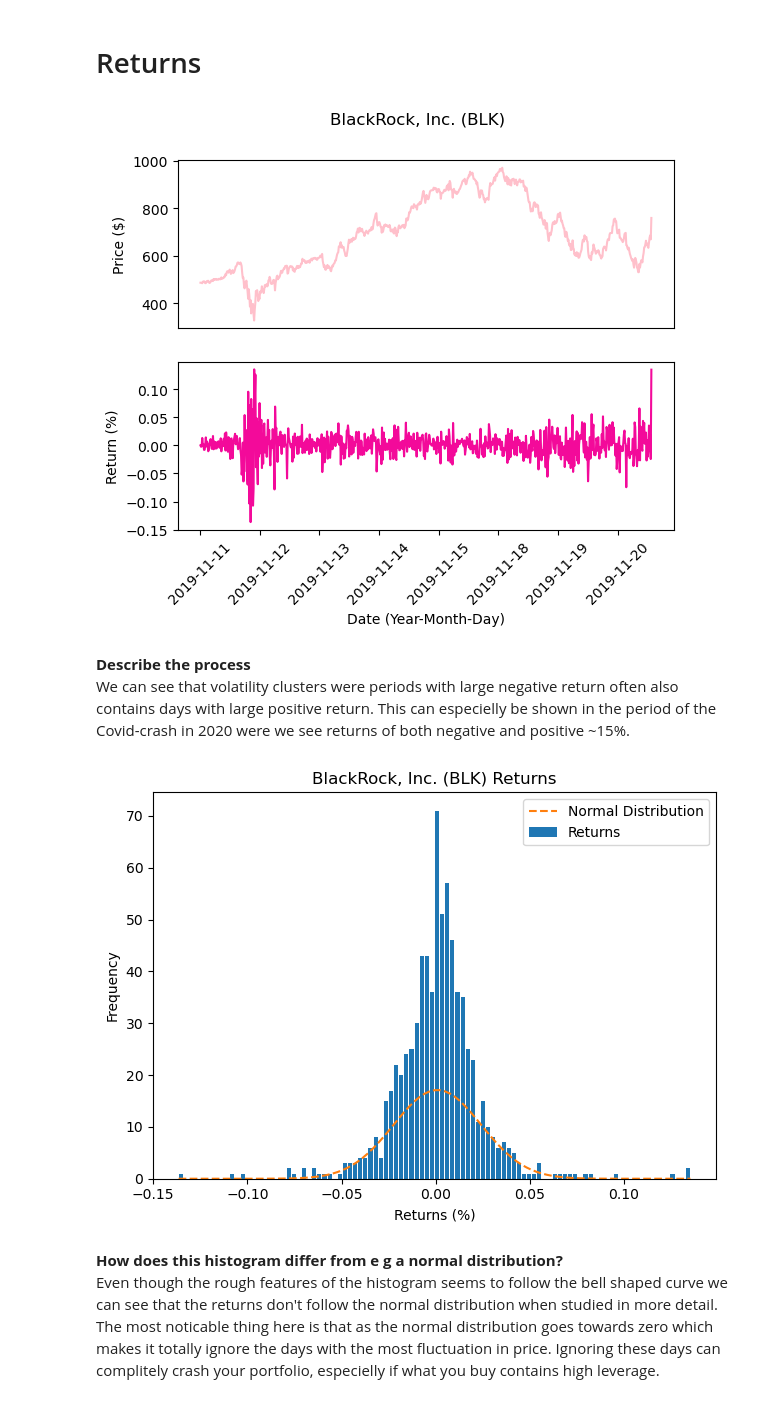
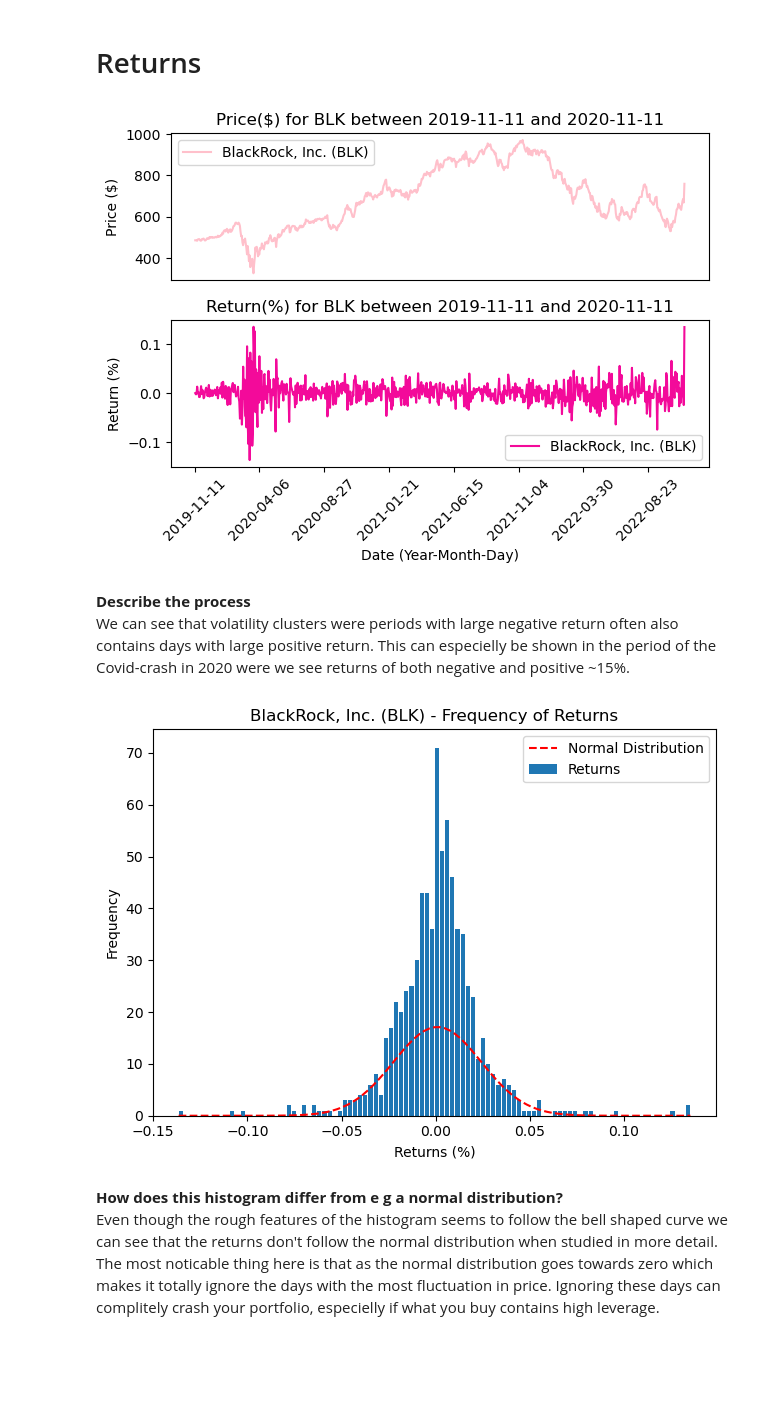
Before and after one commit to holvold/stock-analysis, a Jupyter notebook: BLK-stock-analysis.ipynb, the cells around one changed output. Cells and saved outputs as stored; diff of their text form; code cells hidden in the pictures; blank space fills up the shorter version.

```diff
--- a/BLK-stock-analysis.ipynb
+++ b/BLK-stock-analysis.ipynb
@@ -50,24 +53,27 @@ For this project I decided to studie the American investment company BlackRock.
 # %%
 x = blk_df['Date']
 y1 = blk_df['Close']
 y2 = blk_df['Returns']
 
 fig, axs = plt.subplots(2)
-fig.suptitle('BlackRock, Inc. (BLK)')
 # Remove x-axis ticks
+axs[0].set_title('Price($) for BLK between 2019-11-11 and 2020-11-11')
 axs[0].set_xticks([])
 axs[0].set_xticklabels([])
 axs[0].set_ylabel('Price ($)')
 axs[0].plot(x, y1, color = 'pink')
-axs[1].set_xticklabels(x, rotation=45)
+axs[0].legend(['BlackRock, Inc. (BLK)'])
+axs[1].set_title('Return(%) for BLK between 2019-11-11 and 2020-11-11')
+axs[1].tick_params(axis='x', labelrotation = 45)
 axs[1].set_xticks(np.arange(0, len(x)+1, 100))
 axs[1].set_xlabel('Date (Year-Month-Day)')
 axs[1].set_ylabel('Return (%)')
-# tilt x-axis labels
 axs[1].plot(x, y2, c='#F30A9A')
+axs[1].legend(['BlackRock, Inc. (BLK)'])
+fig.tight_layout()
 plt.show()
 # %% [output]
-[figure, old version]
+[figure, new version]
 # %% [markdown]
 **Describe the process**<br/>
 We can see that volatility clusters were periods with large negative return often also contains days with large positive return. This can especielly be shown in the period of the Covid-crash in 2020 were we see returns of both negative and positive ~15%.
@@ -85,16 +91,16 @@ n, bins, patches = ax.hist(blk_df['Returns'], num_bins, rwidth=0.8)
 # add a normal distribution line
 y = ((1 / (np.sqrt(2 * np.pi) * sigma)) *
      np.exp(-0.5 * (1 / sigma * (bins - mu))**2))
-ax.plot(bins, y, '--')
+ax.plot(bins, y, '--', color = 'red')
 ax.set_xlabel('Returns (%)')
 ax.set_ylabel('Frequency')
 ax.legend(['Normal Distribution', 'Returns'])
-ax.set_title('BlackRock, Inc. (BLK) Returns')
+ax.set_title('BlackRock, Inc. (BLK) - Frequency of Returns')
 
 fig.tight_layout()
 plt.show()
 # %% [output]
-[figure, old version]
+[figure, new version]
 # %% [markdown]
 **How does this histogram differ from e g a normal distribution?** <br>
 Even though the rough features of the histogram seems to follow the bell shaped curve we can see that the returns don't follow the normal distribution when studied in more detail. The most noticable thing here is that as the normal distribution goes towards zero which makes it totally ignore the days with the most fluctuation in price. Ignoring these days can complitely crash your portfolio, especielly if what you buy contains high leverage.
```
Also changed, not shown: parts of 6 cells of this notebook, 1 other file.
